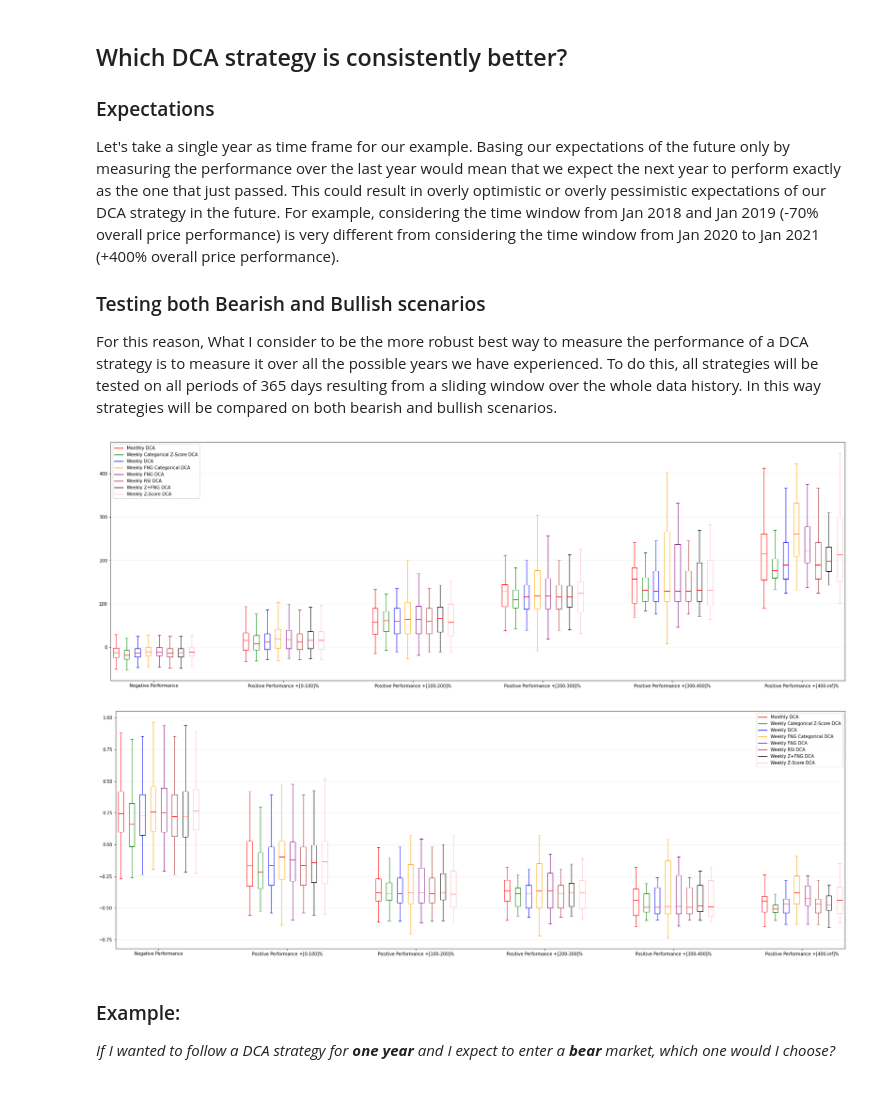
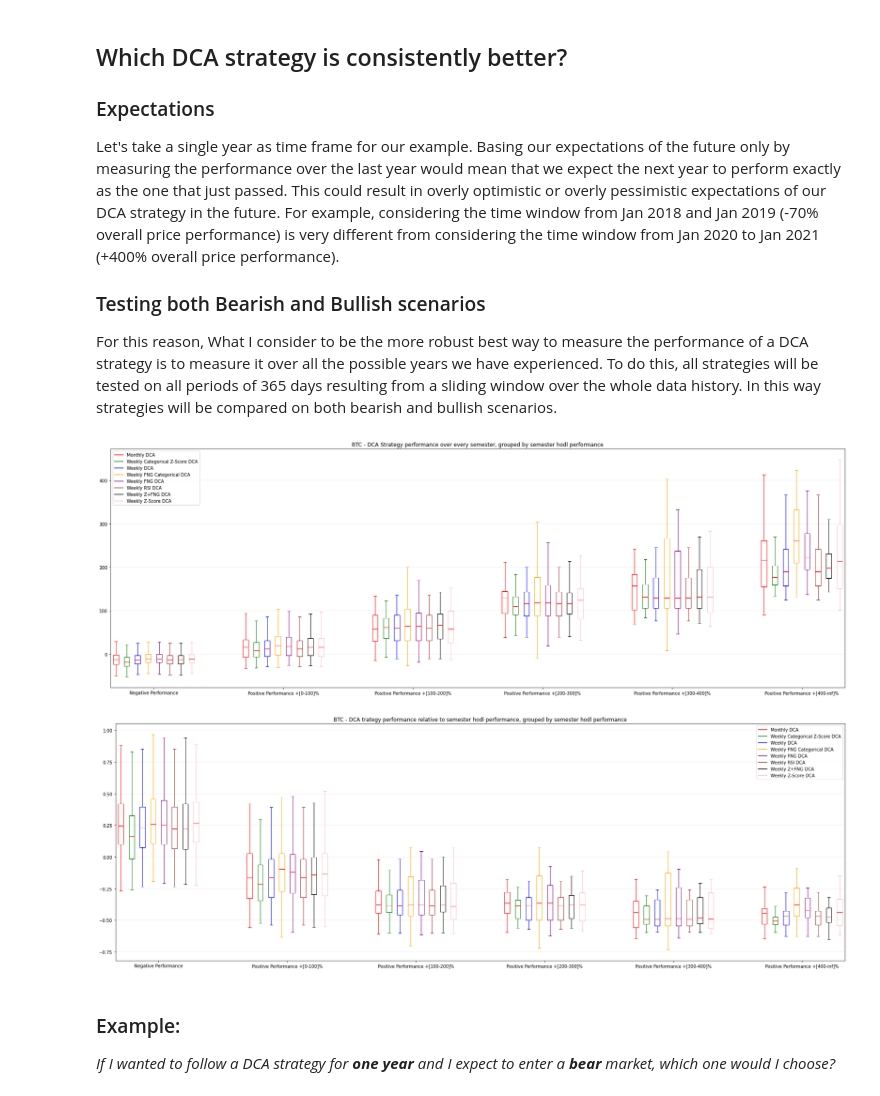
Before and after one commit to denisbrogg/dca-ideas, a Jupyter notebook: notebooks/improve-dca.ipynb, the cells around one changed output. Saved outputs shown, nothing was run; the diff lists cells and outputs as text; code cells hidden in the pictures.

```diff
--- a/notebooks/improve-dca.ipynb
+++ b/notebooks/improve-dca.ipynb
@@ -122,8 +116,6 @@ Let's take a single year as time frame for our example. Basing our expectations
 
 For this reason, What I consider to be the more robust best way to measure the performance of a DCA strategy is to measure it over all the possible years we have experienced. To do this, all strategies will be tested on all periods of 365 days resulting from a sliding window over the whole data history. In this way strategies will be compared on both bearish and bullish scenarios.
 # %%
-all_dates = pd.date_range("2017-01-01", "2022-05-08")
-
 strategies = {
     "weekly": {
         "params":["Tuesday"],
@@ -142,15 +134,18 @@ df = WeeklyCategoricalZScoreDCA(WEEKLY_INVESTMENT, "Tuesday").preprocess(df)
 df = WeeklyRSIDCA(WEEKLY_INVESTMENT, "Tuesday").preprocess(df)
 df = MonthlyDCA(WEEKLY_INVESTMENT*4, 15).preprocess(df)
 # %%
-def window_backtest(wl:int=365*3) -> pd.DataFrame:
+def window_backtest(df_history, wl:int=365*3) -> pd.DataFrame:
+
     WINDOW_LENGTH = wl
     experiments = []
+    all_dates = pd.date_range(df_history.index[0], df_history.index[-1], freq="D")
+
 
     for i in tqdm(range(len(all_dates) - WINDOW_LENGTH - 1)):
 
         start = all_dates[i]
         end = all_dates[i + WINDOW_LENGTH]
-        df_window = df[start:end]
+        df_window = df_history[start:end]
 
         first_price = df_window.iloc[0].Close
         last_price = df_window.iloc[-1].Close
@@ -173,7 +168,7 @@ def window_backtest(wl:int=365*3) -> pd.DataFrame:
     experiments = pd.DataFrame(experiments)
     return experiments
 # %%
-semesters = window_backtest(365 // 2)
-year = window_backtest(365)
-two_years = window_backtest(365 * 2)
-three_years = window_backtest(365 * 3)
+semesters = window_backtest(df, 365 // 2)
+year = window_backtest(df, 365)
+two_years = window_backtest(df, 365 * 2)
+three_years = window_backtest(df, 365 * 3)
@@ -231,6 +174,0 @@ def plot_window_backtest(df_experiments: pd.DataFrame, relative_performance: boo
-# %%
-plot_window_backtest(semesters)
-plot_window_backtest(semesters, relative_performance=True)
-# %% [output]
-[figure, removed]
-[figure, removed]
@@ -237,3 +177,9 @@ plot_window_backtest(semesters, relative_performance=True)
+# %%
+plot_window_backtest(semesters, title="BTC - DCA Strategy performance over every semester, grouped by semester hodl performance")
+plot_window_backtest(semesters, relative_performance=True, title="BTC - DCA trategy performance relative to semester hodl performance, grouped by semester hodl performance")
+# %% [output]
+[figure, added]
+[figure, added]
 # %% [markdown]
 
 ### Example:
```
Also changed, not shown: parts of 11 cells of this notebook, 17 other files.
